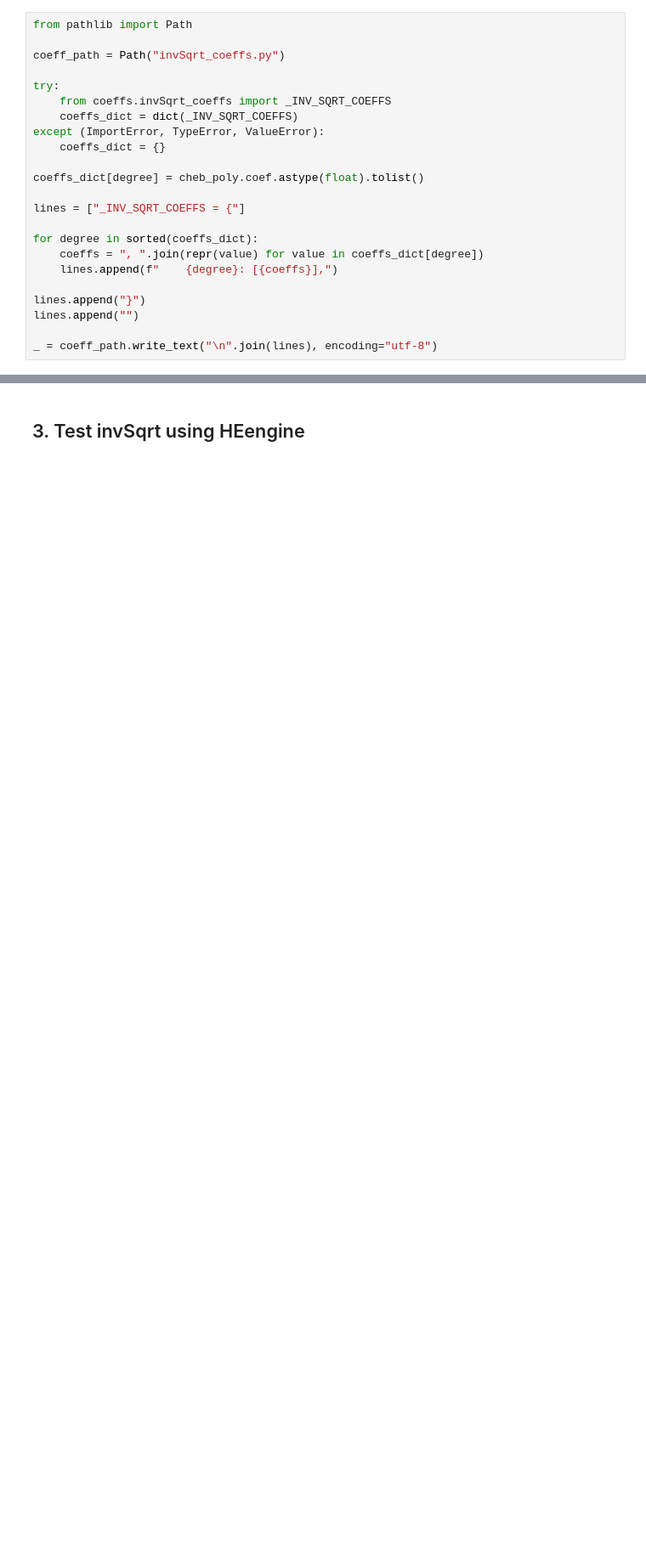
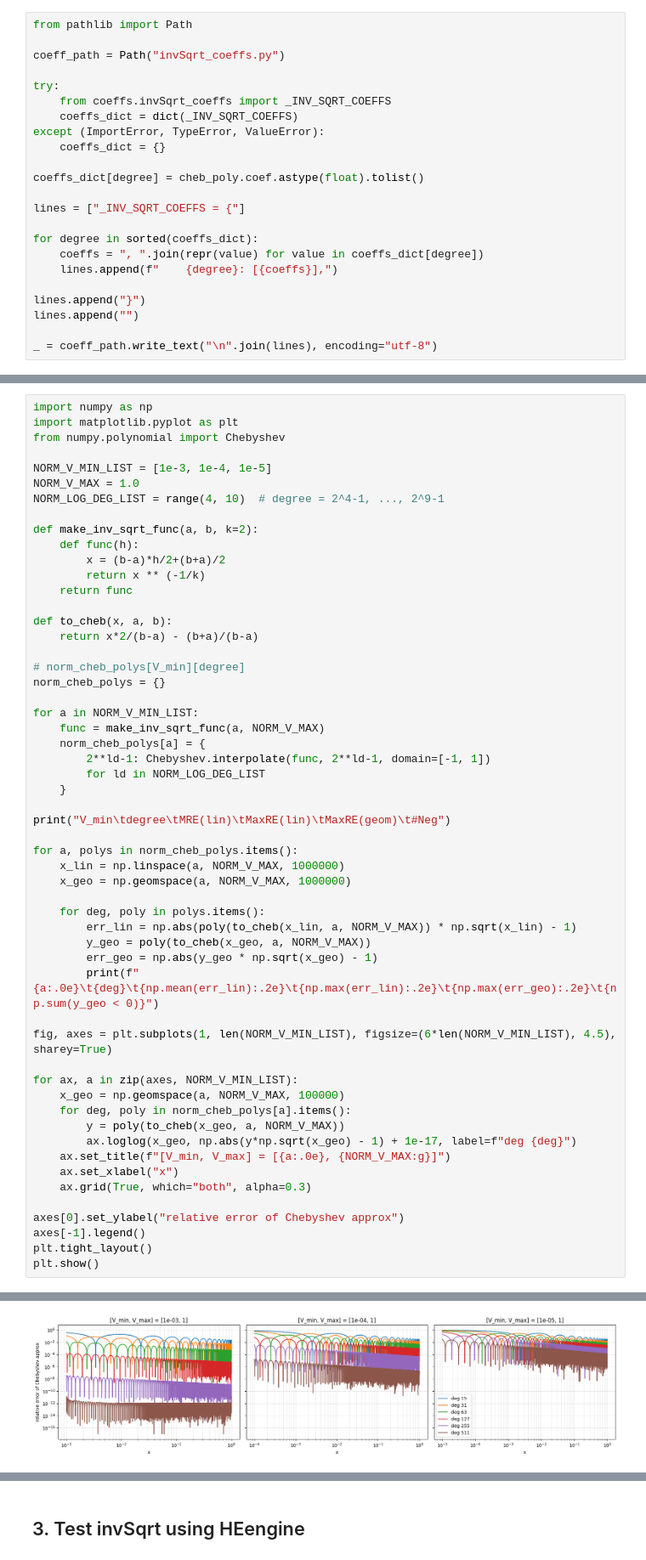
Before and after one commit to hm-choi/pp_test, a Jupyter notebook: coeffs/approx.ipynb, the cells around one changed output, grey strips where cells are left out. Shown at 85% size. Drawn from its saved outputs; the diff is of its cells as text; blank space fills up the shorter version.

Commit message:
Fix HEapprox/HEhypo_test errors, add sign check, HE-DAP invSqrt and ApproxTCrit experiments

```diff
--- a/coeffs/approx.ipynb
+++ b/coeffs/approx.ipynb
@@ -167,0 +180,56 @@ _ = coeff_path.write_text("\n".join(lines), encoding="utf-8")
+# %%
+import numpy as np
+import matplotlib.pyplot as plt
+from numpy.polynomial import Chebyshev
+
+NORM_V_MIN_LIST = [1e-3, 1e-4, 1e-5]
+NORM_V_MAX = 1.0
+NORM_LOG_DEG_LIST = range(4, 10)  # degree = 2^4-1, ..., 2^9-1
+
+def make_inv_sqrt_func(a, b, k=2):
+    def func(h):
+        x = (b-a)*h/2+(b+a)/2
+        return x ** (-1/k)
+    return func
+
+def to_cheb(x, a, b):
+    return x*2/(b-a) - (b+a)/(b-a)
+
+# norm_cheb_polys[V_min][degree]
+norm_cheb_polys = {}
+
+for a in NORM_V_MIN_LIST:
+    func = make_inv_sqrt_func(a, NORM_V_MAX)
+    norm_cheb_polys[a] = {
+        2**ld-1: Chebyshev.interpolate(func, 2**ld-1, domain=[-1, 1])
+        for ld in NORM_LOG_DEG_LIST
+    }
+
+print("V_min\tdegree\tMRE(lin)\tMaxRE(lin)\tMaxRE(geom)\t#Neg")
+
+for a, polys in norm_cheb_polys.items():
+    x_lin = np.linspace(a, NORM_V_MAX, 1000000)
+    x_geo = np.geomspace(a, NORM_V_MAX, 1000000)
+
+    for deg, poly in polys.items():
+        err_lin = np.abs(poly(to_cheb(x_lin, a, NORM_V_MAX)) * np.sqrt(x_lin) - 1)
+        y_geo = poly(to_cheb(x_geo, a, NORM_V_MAX))
+        err_geo = np.abs(y_geo * np.sqrt(x_geo) - 1)
+        print(f"{a:.0e}\t{deg}\t{np.mean(err_lin):.2e}\t{np.max(err_lin):.2e}\t{np.max(err_geo):.2e}\t{np.sum(y_geo < 0)}")
+
+fig, axes = plt.subplots(1, len(NORM_V_MIN_LIST), figsize=(6*len(NORM_V_MIN_LIST), 4.5), sharey=True)
+
+for ax, a in zip(axes, NORM_V_MIN_LIST):
+    x_geo = np.geomspace(a, NORM_V_MAX, 100000)
+    for deg, poly in norm_cheb_polys[a].items():
+        y = poly(to_cheb(x_geo, a, NORM_V_MAX))
+        ax.loglog(x_geo, np.abs(y*np.sqrt(x_geo) - 1) + 1e-17, label=f"deg {deg}")
+    ax.set_title(f"[V_min, V_max] = [{a:.0e}, {NORM_V_MAX:g}]")
+    ax.set_xlabel("x")
+    ax.grid(True, which="both", alpha=0.3)
+
+axes[0].set_ylabel("relative error of Chebyshev approx")
+axes[-1].legend()
+plt.tight_layout()
+plt.show()
+# %% [output]
@@ -167,0 +255 @@ _ = coeff_path.write_text("\n".join(lines), encoding="utf-8")
+[figure, added]
```
Also changed, not shown: parts of 13 cells of this notebook, 18 other files.
